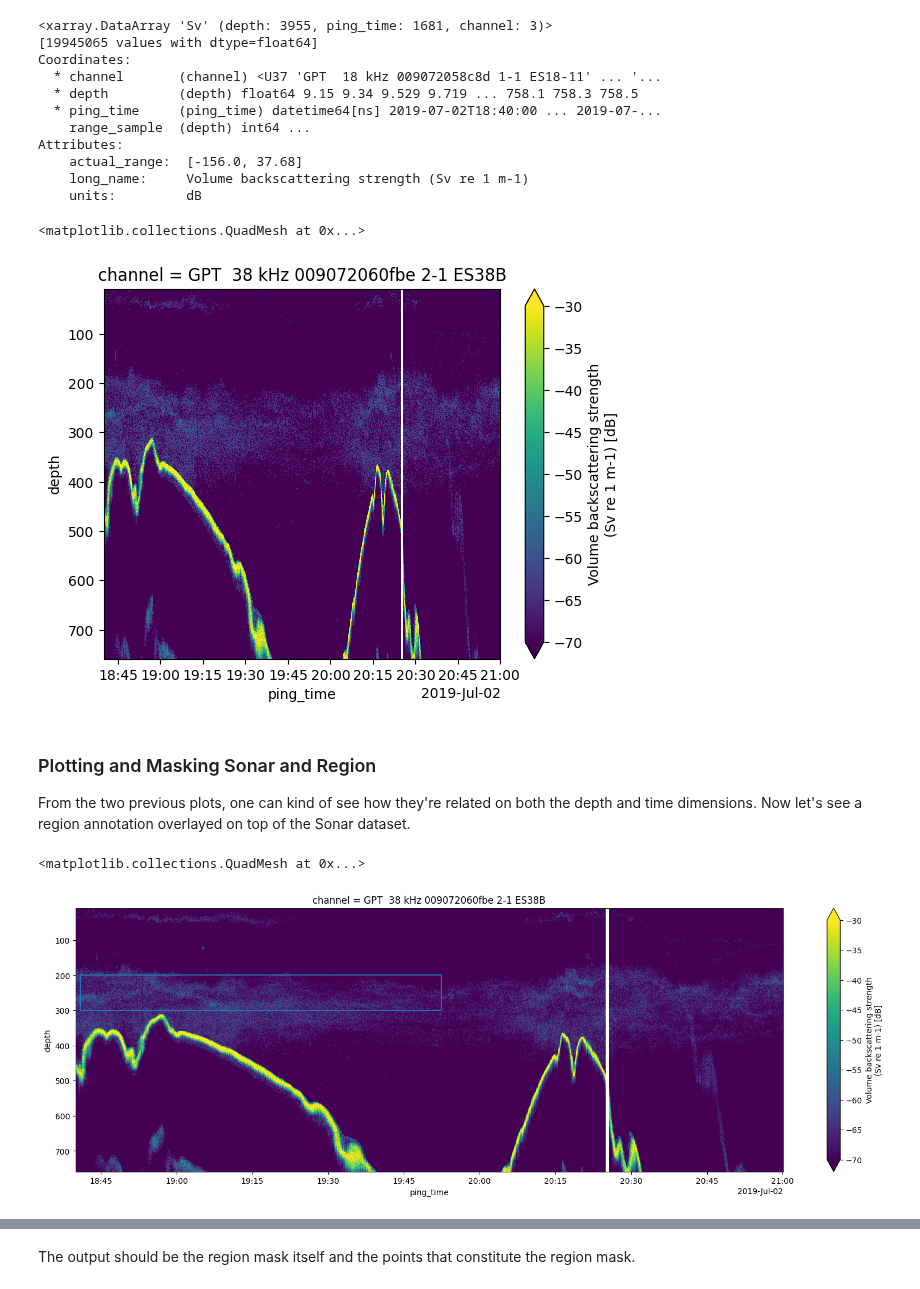
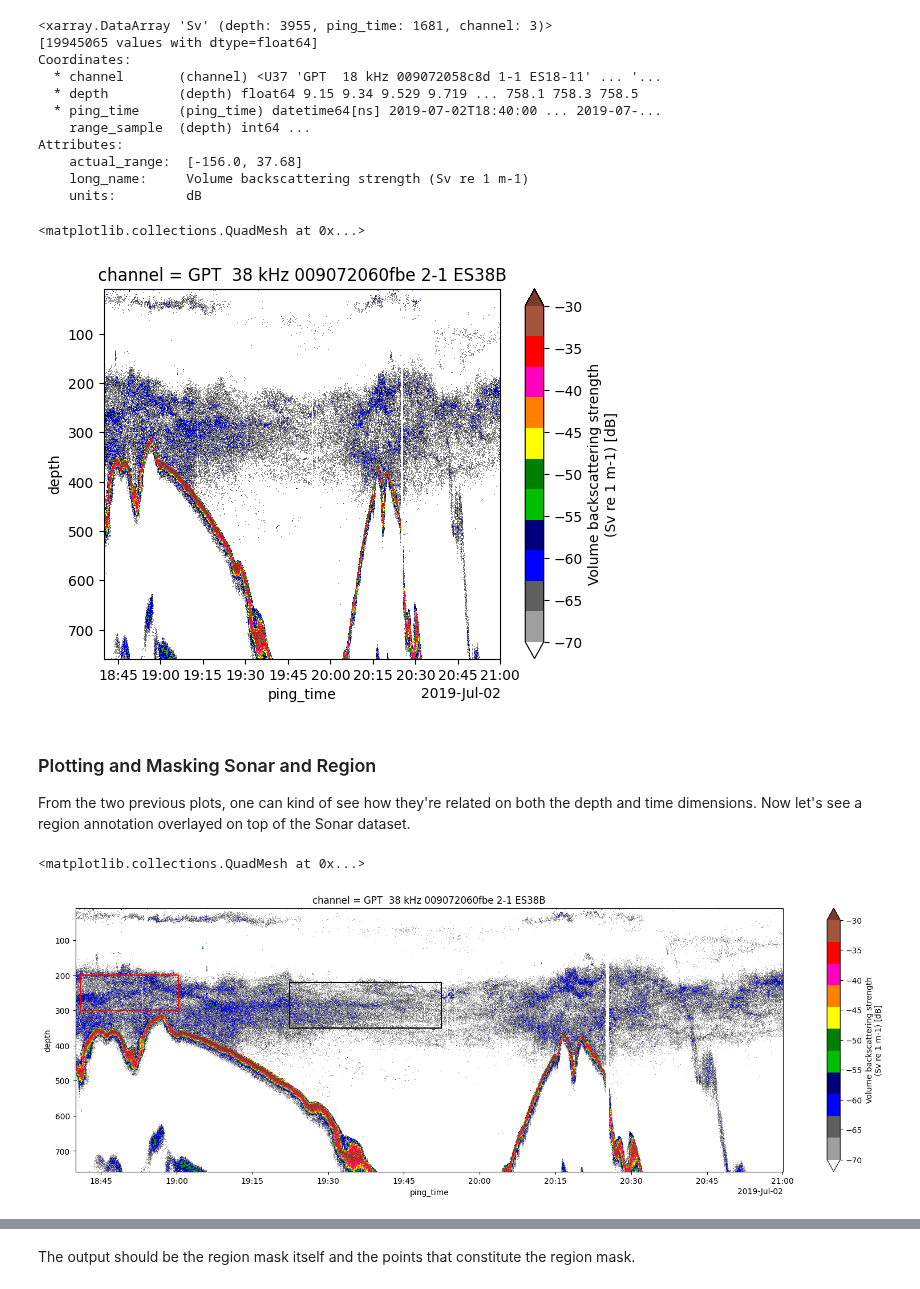
Before and after one commit to OSOceanAcoustics/echoregions, a Jupyter notebook: docs/source/Regions2D_functionality.ipynb, the cells around one changed output, grey strips where cells are left out. Drawn from its saved outputs; the diff is of its cells as text; code cells hidden in the pictures.

```diff
--- a/docs/source/Regions2D_functionality.ipynb
+++ b/docs/source/Regions2D_functionality.ipynb
@@ -47,4 +62,4 @@ regions2d_df.head(3)
 # %% [markdown]
 The `regions2d` object can be subsetted using the `select_region` function and with parameters related to region class, time, and depth. For this example let us select a hake region based on the `region_class` parameter:
 # %%
-trawl_region = regions2d.select_region(region_class="Hake")
+trawl_regions = regions2d.select_region(region_class="Trawl")
@@ -57,0 +75,3 @@ Now notice that this region is not closed:
+# %%
+for _, point in trawl_regions.iterrows():
+    plt.plot(point["time"], point["depth"])
@@ -58,3 +82,5 @@ Now notice that this region is not closed:
 # %%
-for _, row in trawl_region.iterrows():
+trawl_regions_closed = regions2d.close_region(region_class="Trawl")
+
+for _, row in trawl_regions_closed.iterrows():
     plt.plot(row["time"], row["depth"])
@@ -63,5 +88,0 @@ We can close this region and re-plot:
-# %%
-trawl_region_closed = regions2d.close_region(region_class="Trawl")
-
-for _, row in trawl_region_closed.iterrows():
-    plt.plot(row["time"], row["depth"])
@@ -104,20 +121,22 @@ Attributes:
     units:         dB
 # %%
 # Plot the 38 kHz backscatter channel
-ds_Sv["Sv"].isel(channel=1).plot(y="depth", yincrease=False, vmin=-70, vmax=-30)
+ds_Sv["Sv"].isel(channel=1).plot.pcolormesh(y="depth", yincrease=False, vmin=-70, vmax=-30, cmap=cmap_d["ek500"])
 # %% [output]
 <matplotlib.collections.QuadMesh at 0x...>
-[figure, old version]
+[figure, new version]
 # %% [markdown]
 ### Plotting and Masking Sonar and Region
 
 From the two previous plots, one can kind of see how they're related on both the depth and time dimensions. Now let's see a region annotation overlayed on top of the Sonar dataset.
 # %%
 # Plotting the sonar data and the trawl region
-plt.figure(figsize = (20, 6))
-for _, row in trawl_region_closed.iterrows():
-    plt.plot(row["time"], row["depth"],fillstyle='full', markersize=1)
-ds_Sv.Sv.isel(channel=1).T.plot(y="depth", yincrease=False, vmin=-70, vmax=-30)
+plt.figure(figsize=(20, 6))
+for _, point in trawl_regions_closed.iterrows():
+    color = 'red' if point['region_id'] == 18 else 'black'  # Assign red for region ID 18 and black for region ID 19
+    plt.plot(point["time"], point["depth"], fillstyle='full', markersize=1, color=color)
+
+ds_Sv.Sv.isel(channel=1).T.plot(y="depth", yincrease=False, vmin=-70, vmax=-30, cmap=cmap_d["ek500"])
 # %% [output]
 <matplotlib.collections.QuadMesh at 0x...>
-[figure, old version]
+[figure, new version]
```
Also changed, not shown: parts of 46 cells of this notebook, 8 other files.
